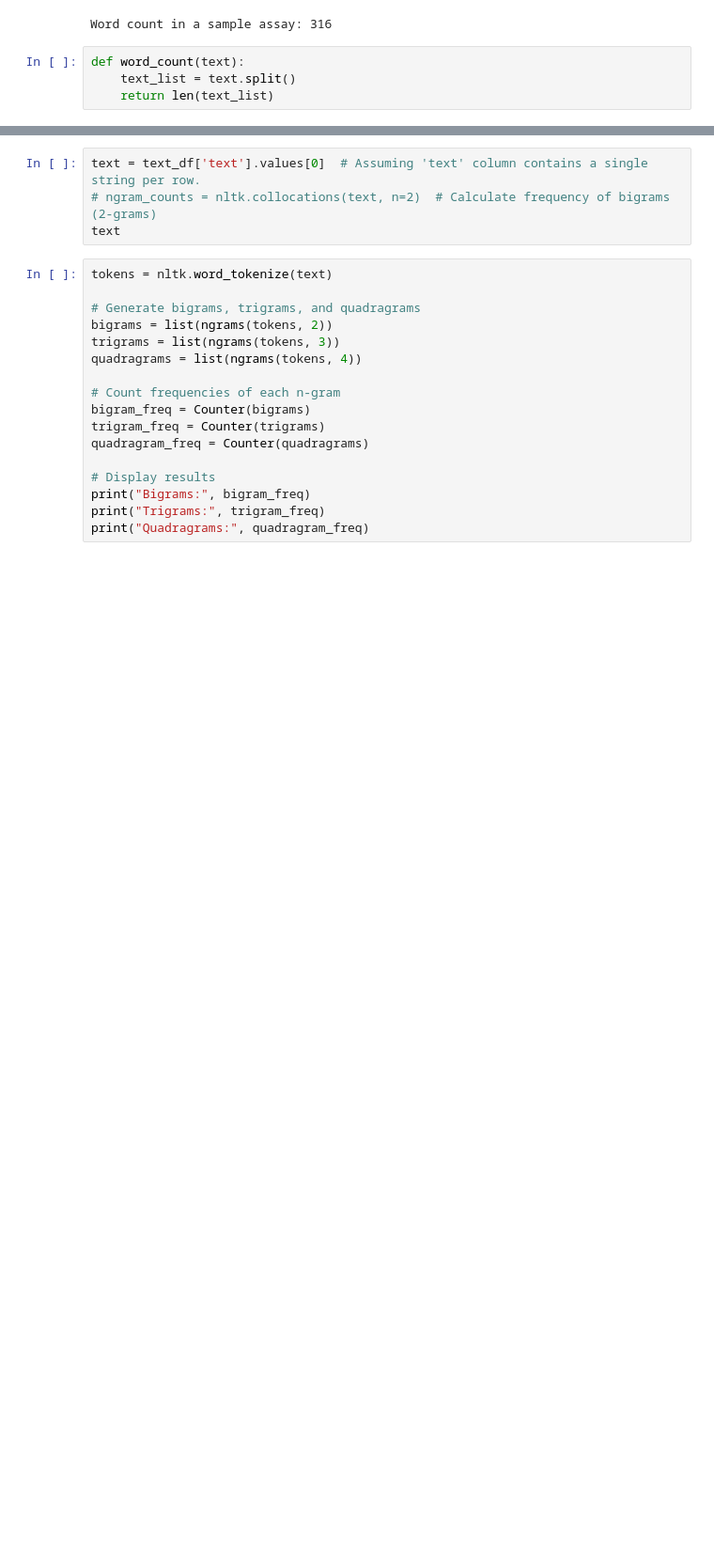
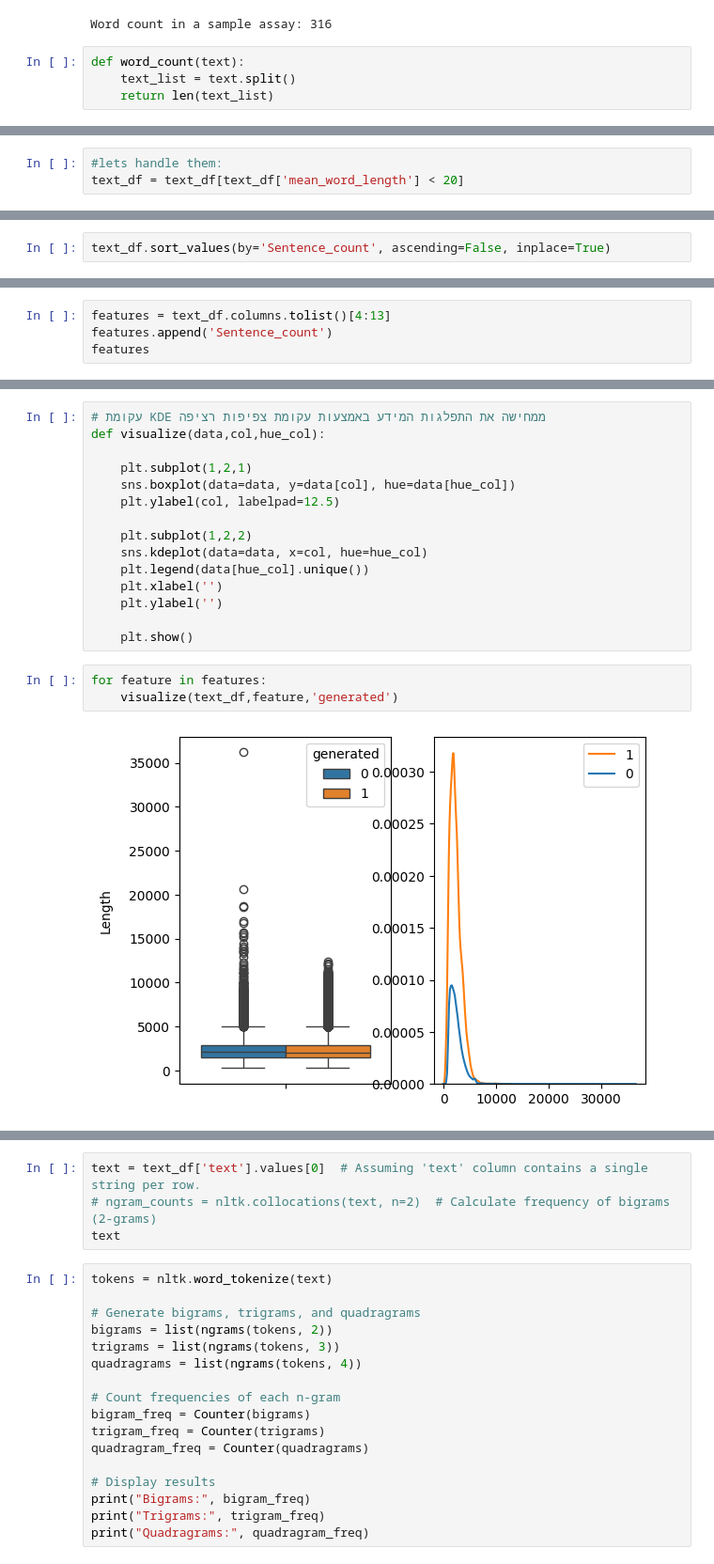
Before and after one commit to liron7722/AI-Generated-Text-Detector, a Jupyter notebook: AI_Generated_Text_Detector.ipynb, the cells around one changed output, grey strips where cells are left out. Shown at 94% size. Drawn from its saved outputs; the diff is of its cells as text; blank space fills up the shorter version.

```diff
--- a/AI_Generated_Text_Detector.ipynb
+++ b/AI_Generated_Text_Detector.ipynb
@@ -429,0 +497,3 @@ from collections import Counter
+# %%
+#lets handle them:
+text_df = text_df[text_df['mean_word_length'] < 20]
@@ -429,0 +516,2 @@ from collections import Counter
+# %%
+text_df.sort_values(by='Sentence_count', ascending=False, inplace=True)
@@ -429,0 +544,4 @@ from collections import Counter
+# %%
+features = text_df.columns.tolist()[4:13]
+features.append('Sentence_count')
+features
@@ -429,0 +559,20 @@ from collections import Counter
+# %%
+# עקומת KDE ממחישה את התפלגות המידע באמצעות עקומת צפיפות רציפה
+def visualize(data,col,hue_col):
+
+    plt.subplot(1,2,1)
+    sns.boxplot(data=data, y=data[col], hue=data[hue_col])
+    plt.ylabel(col, labelpad=12.5)
+
+    plt.subplot(1,2,2)
+    sns.kdeplot(data=data, x=col, hue=hue_col)
+    plt.legend(data[hue_col].unique())
+    plt.xlabel('')
+    plt.ylabel('')
+
+    plt.show()
+# %%
+for feature in features:
+    visualize(text_df,feature,'generated')
+# %% [output]
+[figure, added]
```
Also changed, not shown: parts of 136 cells of this notebook.
